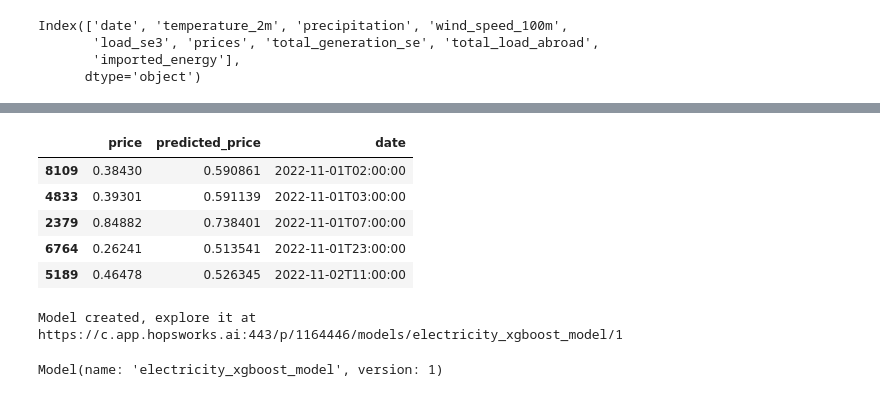
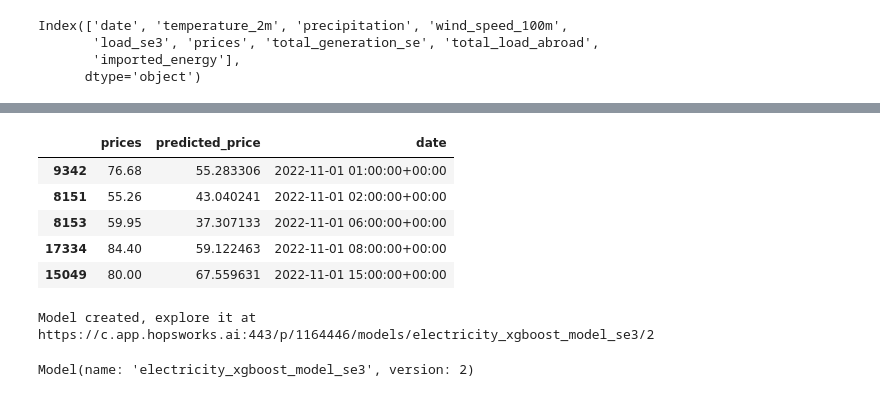
Before and after one commit to oskaralf/ID2223_FinalProject, a Jupyter notebook: notebooks/training.ipynb, the cells around one changed output, grey strips where cells are left out. Saved outputs shown, nothing was run; the diff lists cells and outputs as text; code cells hidden in the pictures.

```diff
--- a/notebooks/training.ipynb
+++ b/notebooks/training.ipynb
@@ -281,3 +497,7 @@ Finished: Reading data from Hopsworks, using Hopsworks Feature Query Service (4.
 # %%
-train_features = X_train.drop(['time_start', 'city'], axis=1)
-test_features = X_test.drop(['time_start', 'city'], axis=1)
+train_features = X_train.drop(['snow_depth',
+       'pressure_msl', 'cloud_cover', 'wind_speed_10m',
+       'wind_direction_10m', 'wind_direction_100m', 'city', 'date'], axis=1)
+test_features = X_test.drop(['snow_depth',
+       'pressure_msl', 'cloud_cover', 'wind_speed_10m',
+       'wind_direction_10m', 'wind_direction_100m', 'city', 'date'], axis=1)
@@ -319,0 +518,3 @@ X_test
+# %%
+train_features = train_features.dropna()
+train_features
@@ -320,9 +535,26 @@ X_test
+# %%
+from sklearn.preprocessing import MinMaxScaler
+scaler = MinMaxScaler()
+
+train_features_scaled = scaler.fit_transform(train_features)
+test_features_scaled = scaler.transform(test_features)
+
+train_features_scaled = pd.DataFrame(train_features_scaled, columns=train_features.columns)
+test_features_scaled = pd.DataFrame(test_features_scaled, columns=test_features.columns)
 # %%
 
-xgb_regressor = xgb.XGBRegressor(objective='reg:squarederror', n_estimators=100, learning_rate=0.1, max_depth=5)
-xgb_regressor.fit(train_features, y_train)
+xgb_regressor = xgb.XGBRegressor(
+        objective='reg:squarederror',
+        n_estimators=200,
+        learning_rate=0.1,
+        max_depth=7,
+        subsample=0.8,
+        colsample_bytree=1.0
+    )
+#xgb_regressor = xgb.XGBRegressor(objective='reg:squarederror', n_estimators=100, learning_rate=0.1, max_depth=5)
+xgb_regressor.fit(train_features_scaled, y_train)
 
-y_pred = xgb_regressor.predict(test_features)
+y_pred = xgb_regressor.predict(test_features_scaled)
 
 mse = mean_squared_error(y_test.iloc[:,0], y_pred)
 print("MSE:", mse)
@@ -335,14 +578,14 @@ R squared: 0.603119652617496
 df = y_test
 df['predicted_price'] = y_pred
 # %%
-df['date'] = X_test['time_start']
+df['date'] = X_test['date']
 df = df.sort_values(by=['date'])
 df.head(5)
 # %% [output]
-|  | price | predicted_price | date |
-| 8109 | 0.38430 | 0.590861 | 2022-11-01T02:00:00 |
-| 4833 | 0.39301 | 0.591139 | 2022-11-01T03:00:00 |
-| 2379 | 0.84882 | 0.738401 | 2022-11-01T07:00:00 |
-| 6764 | 0.26241 | 0.513541 | 2022-11-01T23:00:00 |
-| 5189 | 0.46478 | 0.526345 | 2022-11-02T11:00:00 |
+|  | prices | predicted_price | date |
+| 9342 | 76.68 | 55.283306 | 2022-11-01 01:00:00+00:00 |
+| 8151 | 55.26 | 43.040241 | 2022-11-01 02:00:00+00:00 |
+| 8153 | 59.95 | 37.307133 | 2022-11-01 06:00:00+00:00 |
+| 17334 | 84.40 | 59.122463 | 2022-11-01 08:00:00+00:00 |
+| 15049 | 80.00 | 67.559631 | 2022-11-01 15:00:00+00:00 |
 # %%
@@ -378,15 +621,15 @@ mr = project.get_model_registry()
 # Creating a Python model in the model registry named 'air_quality_xgboost_model'
 
 se4_model = mr.python.create_model(
-    name="electricity_xgboost_model",
+    name="electricity_xgboost_model_se3",
     metrics= res_dict,
     model_schema=model_schema,
     input_example=X_test.sample().values,
-    description="Electricity prices predictor for SE4",
+    description="Electricity prices predictor for SE3",
 )
 
 # Saving the model artifacts to the 'air_quality_model' directory in the model registry
 se4_model.save(model_dir)
 # %% [output]
-Model created, explore it at https://c.app.hopsworks.ai:443/p/1164446/models/electricity_xgboost_model/1
+Model created, explore it at https://c.app.hopsworks.ai:443/p/1164446/models/electricity_xgboost_model_se3/2
-Model(name: 'electricity_xgboost_model', version: 1)
+Model(name: 'electricity_xgboost_model_se3', version: 2)
```
Also changed, not shown: parts of 40 cells of this notebook, 3 other files.
